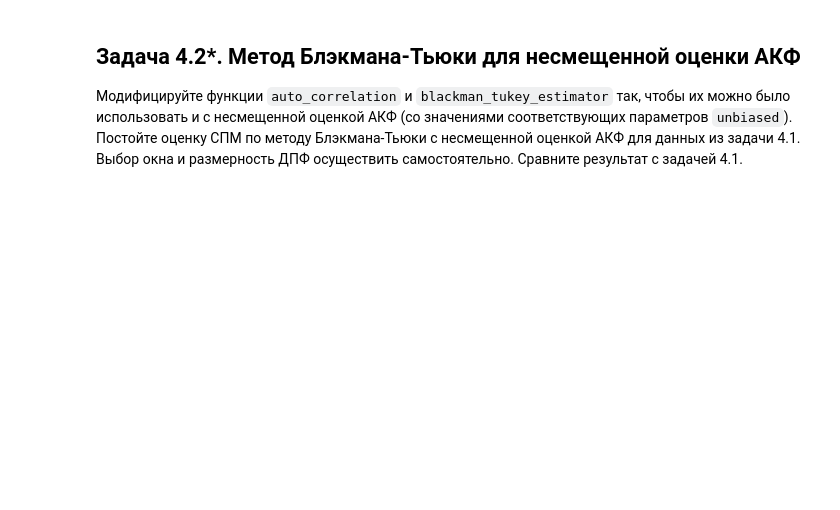
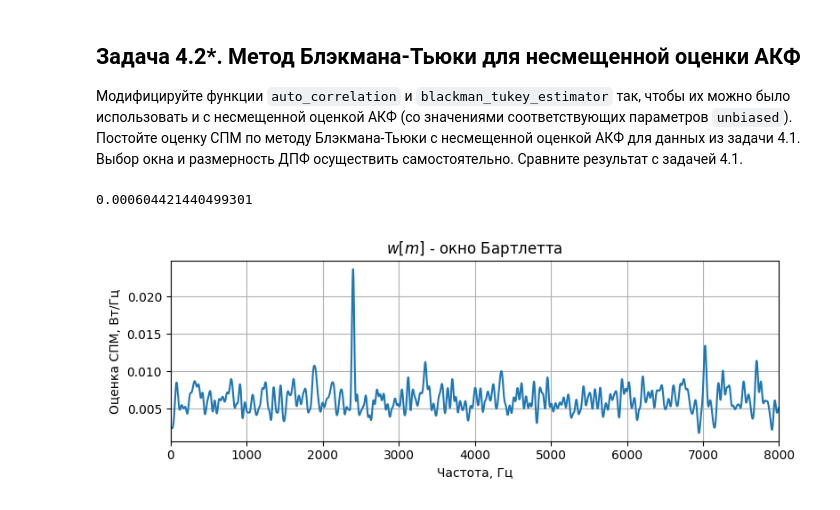
Before and after one commit to derzhavin3016/DSP-labs, a Jupyter notebook: lab5/dsp_lab5.ipynb, the cells around one changed output. Saved outputs shown, nothing was run; the diff lists cells and outputs as text; code cells hidden in the pictures; blank space fills up the shorter version.

```diff
--- a/lab5/dsp_lab5.ipynb
+++ b/lab5/dsp_lab5.ipynb
@@ -261,9 +331,18 @@ x = np.load("variant_N_ex_3_1.npy")
 Модифицируйте функции `auto_correlation` и `blackman_tukey_estimator` так, чтобы их можно было использовать и с несмещенной оценкой АКФ (со значениями соответствующих параметров `unbiased`). Постойте оценку СПМ по методу Блэкмана-Тьюки с несмещенной оценкой АКФ для данных из задачи 4.1. Выбор окна и размерность ДПФ осуществить самостоятельно. Сравните результат с задачей 4.1.
 # %%
 def auto_correlation(x, N1, mode="biased"):
-    Rx = signal.correlate(x, x) / len(x)
-    lag = np.arange(-(len(x) - 1), len(x))
-    return Rx[np.logical_and(lag <= N1 - 1, lag >= 0)]
+    match mode:
+        case "biased":
+            Rx = signal.correlate(x, x) / len(x)
+            lag = np.arange(-(len(x) - 1), len(x))
+            return Rx[np.logical_and(lag <= N1 - 1, lag >= 0)]
+        case "unbiased":
+            lag = np.arange(-(len(x) - 1), len(x))
+            Rx = signal.correlate(x, x) / (len(x) - np.abs(lag))
+            return Rx[np.logical_and(lag <= N1 - 1, lag >= 0)]
+
+        case _:
+            assert False, f"Unsupported mode: {mode}"
 
 
 def blackman_tukey_estimator(
@@ -282,6 +361,31 @@ def blackman_tukey_estimator(
         fs * np.arange(Nfft) / Nfft,
         (2 * np.fft.fft(Rx, Nfft).real - Rx[0]) / fs,
     )
+# %%
+f, P_BT = blackman_tukey_estimator(
+    x, window="bartlett", fs=fs, auto_correlation_mode="unbiased"
+)
+f1, P_BT1 = blackman_tukey_estimator(
+    x, window="bartlett", fs=fs, auto_correlation_mode="biased"
+)
+
+np.max(np.abs(P_BT - P_BT1))
+# %% [output]
+0.000604421440499301
+# %%
+plt.figure(figsize=[8, 3])
+# plt.stem(f, P_BT, 'b', 'b.')
+plt.plot(f, P_BT)
+plt.xlim([0, fs / 2])
+plt.xlabel("Частота, Гц")
+plt.ylabel("Оценка СПМ, Bт/Гц")
+plt.title("$w[m]$ - окно Бартлетта")
+plt.grid()
+plt.tight_layout()
+# plt.savefig('psd_BT2.svg')
+plt.show()
+# %% [output]
+[figure, added]
 # %% [markdown]
 ## Задача 4.3*. Оценка кросс-спектральной плотности мощности
 
```
Also changed, not shown: parts of 17 cells of this notebook, 1 other file.
